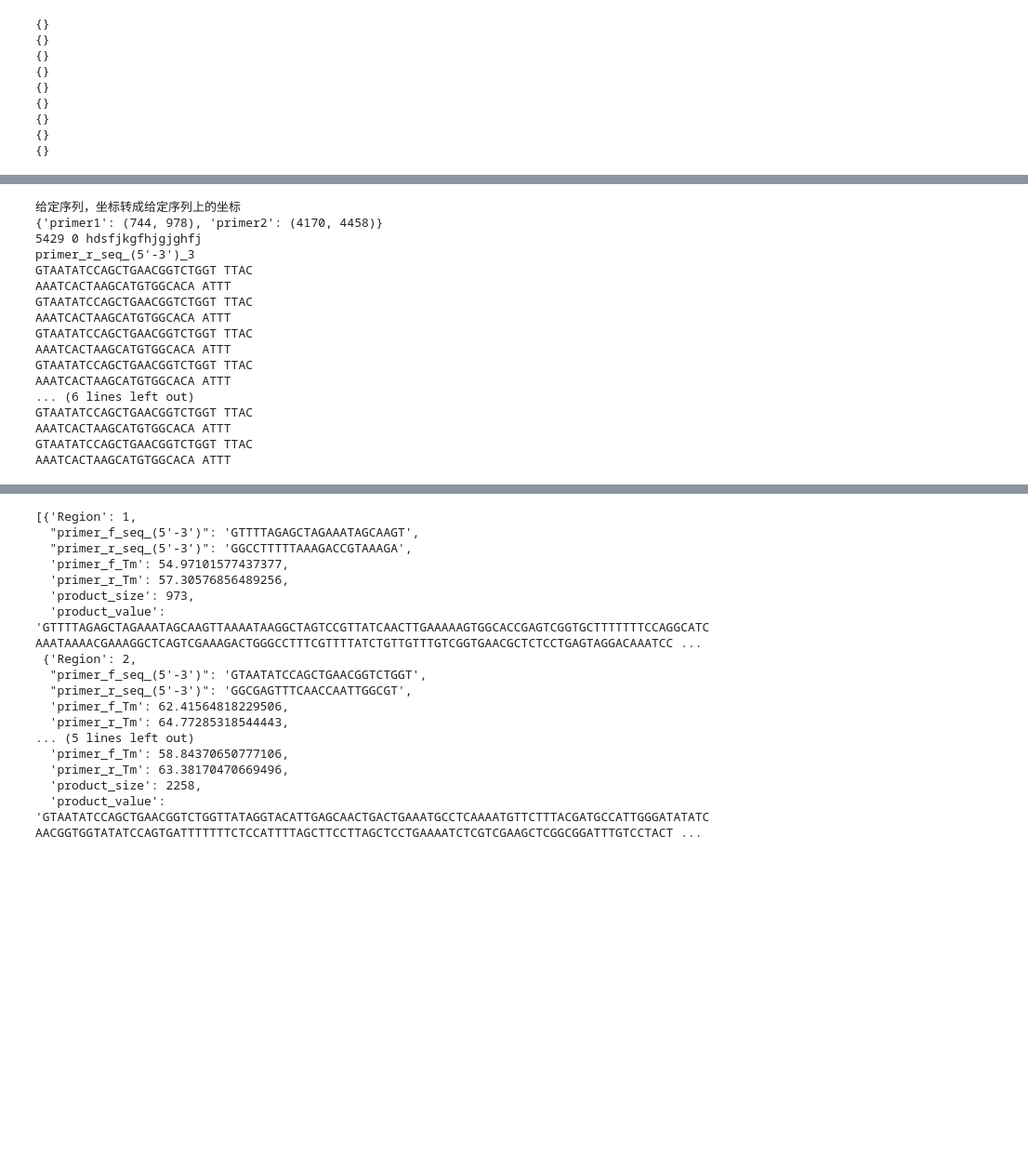
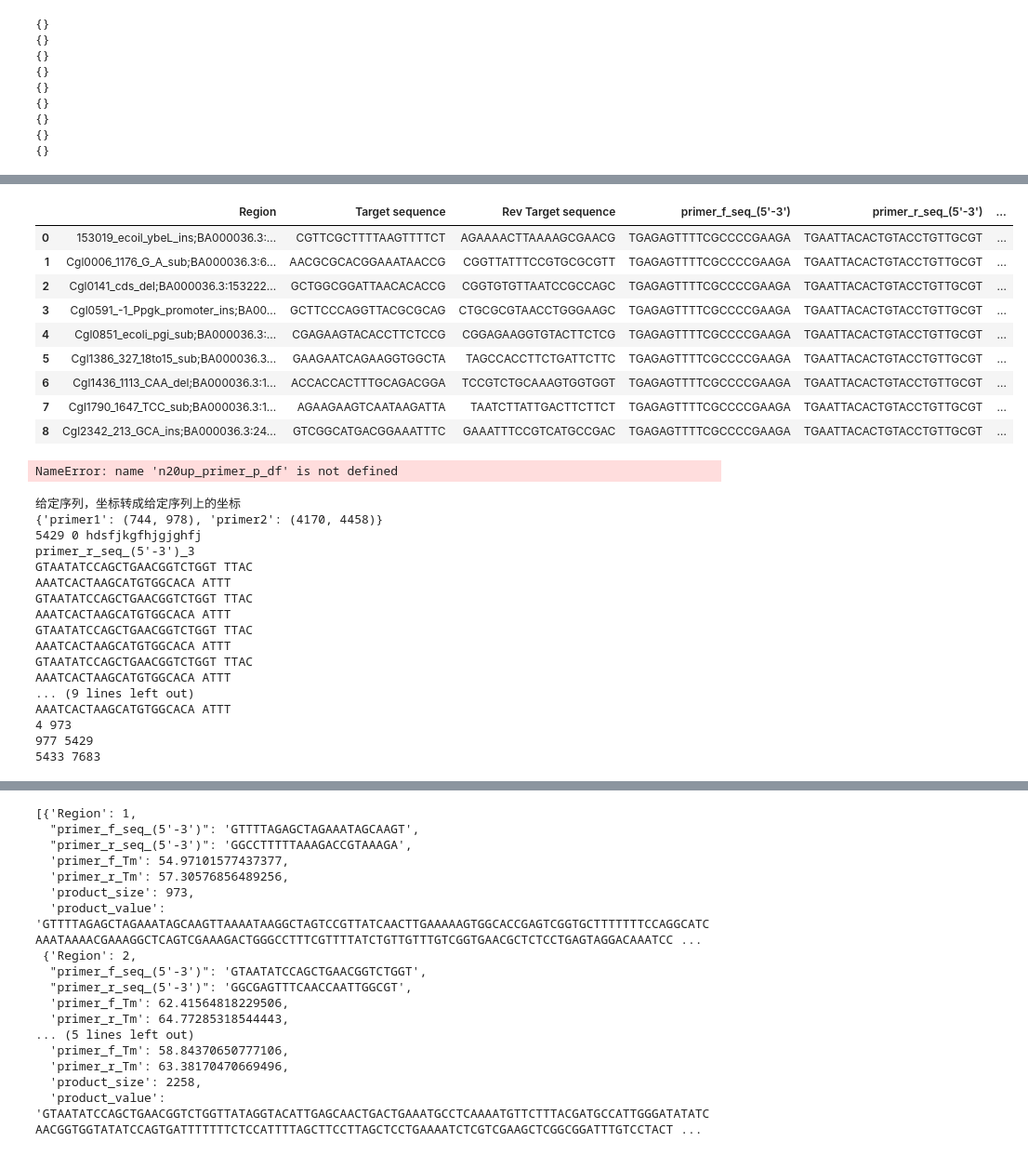
Before and after one commit to editSeqDesign/primer_desgin, a Jupyter notebook: two_plasmid_system_test.ipynb, the cells around one changed output, grey strips where cells are left out. Shown at 93% size. Saved outputs shown, nothing was run; the diff lists cells and outputs as text; code cells hidden in the pictures; blank space fills up the shorter version.

```diff
--- a/two_plasmid_system_test.ipynb
+++ b/two_plasmid_system_test.ipynb
@@ -466,0 +472,17 @@ TAGTCCAGAAGATAACGAAC ACTA
+# %%
+n20up_primer_df
+# %% [output]
+|  | Region | Target sequence | Rev Target sequence | primer_f_seq_(5'-3') | primer_r_seq_(5'-3') | ... |
+| 0 | 153019_ecoil_ybeL_ins;BA000036.3:... | CGTTCGCTTTTAAGTTTTCT | AGAAAACTTAAAAGCGAACG | TGAGAGTTTTCGCCCCGAAGA | TGAATTACACTGTACCTGTTGCGT | ... |
+| 1 | Cgl0006_1176_G_A_sub;BA000036.3:6... | AACGCGCACGGAAATAACCG | CGGTTATTTCCGTGCGCGTT | TGAGAGTTTTCGCCCCGAAGA | TGAATTACACTGTACCTGTTGCGT | ... |
+| 2 | Cgl0141_cds_del;BA000036.3:153222... | GCTGGCGGATTAACACACCG | CGGTGTGTTAATCCGCCAGC | TGAGAGTTTTCGCCCCGAAGA | TGAATTACACTGTACCTGTTGCGT | ... |
+| 3 | Cgl0591_-1_Ppgk_promoter_ins;BA00... | GCTTCCCAGGTTACGCGCAG | CTGCGCGTAACCTGGGAAGC | TGAGAGTTTTCGCCCCGAAGA | TGAATTACACTGTACCTGTTGCGT | ... |
+| 4 | Cgl0851_ecoli_pgi_sub;BA000036.3:... | CGAGAAGTACACCTTCTCCG | CGGAGAAGGTGTACTTCTCG | TGAGAGTTTTCGCCCCGAAGA | TGAATTACACTGTACCTGTTGCGT | ... |
+| 5 | Cgl1386_327_18to15_sub;BA000036.3... | GAAGAATCAGAAGGTGGCTA | TAGCCACCTTCTGATTCTTC | TGAGAGTTTTCGCCCCGAAGA | TGAATTACACTGTACCTGTTGCGT | ... |
+| 6 | Cgl1436_1113_CAA_del;BA000036.3:1... | ACCACCACTTTGCAGACGGA | TCCGTCTGCAAAGTGGTGGT | TGAGAGTTTTCGCCCCGAAGA | TGAATTACACTGTACCTGTTGCGT | ... |
+| 7 | Cgl1790_1647_TCC_sub;BA000036.3:1... | AGAAGAAGTCAATAAGATTA | TAATCTTATTGACTTCTTCT | TGAGAGTTTTCGCCCCGAAGA | TGAATTACACTGTACCTGTTGCGT | ... |
+| 8 | Cgl2342_213_GCA_ins;BA000036.3:24... | GTCGGCATGACGGAAATTTC | GAAATTTCCGTCATGCCGAC | TGAGAGTTTTCGCCCCGAAGA | TGAATTACACTGTACCTGTTGCGT | ... |
+# %%
+df_common_list = su.rename_common_primer_df(n20up_primer_p_df, n20down_primer_p_df, seq_altered_p_df)
+# %% [output]
+NameError: name 'n20up_primer_p_df' is not defined
@@ -472,22 +520,9 @@ sgRNA_region_seq_json = {'region1':"tttaagtgattatgatgtcgatcacattgttccacaaagtttcc
-#序列转换成坐标
-region_json = su.convert_seq_cor(one_plasmid_file_path, sgRNA_region_seq_json,seq=sgRNA_plasmid_backbone)
-#坐标转转换成距离
-distance_dict = region_2_distance(len(sgRNA_plasmid_backbone), region_json, 0)
-
-#根据区域设计引物
-primer_result_list = p_d_seq.design_primer_by_region_in_plasmid(0,sgRNA_plasmid_backbone,distance_dict)
-plasmid_primer_df = su.result_primer_list_to_df(primer_result_list)
-
-#加接头
-plasmid_primer_joint_df = p_d_seq.sgRNA_sgRNAprimer_merge(uha_dha_sgRNA_df,plasmid_primer_df,sgRNA_columns=['Name','Region'])
-primers_sum = len(plasmid_primer_df)
-plasmid_primer_joint_df = p_d_seq.add_joint_plasmid_primer(enzyme_df, enzyme_name, plasmid_primer_joint_df, primers_sum, primer_type='ccdb')
-plasmid_primer_joint_df = plasmid_primer_joint_df.drop(columns='Region').drop_duplicates()
-#修改df格式
-plasmid_primer_df = p_d_seq.plasmid_primer(plasmid_primer_joint_df)
-#添加索引
-plasmid_primer_df.insert(0,'index',plasmid_primer_df.index)
-plasmid_primer_df.reset_index(drop=True, inplace=True)
+plasmid_primer_df = one_plasmid_system_design_by_use_region(uha_dha_sgRNA_df,
+                                                            sgRNA_region_seq_json,
+                                                            one_plasmid_file_path,
+                                                            sgRNA_plasmid_backbone,
+                                                            enzyme_df,
+                                                            enzyme_name)
 # %% [output]
 给定序列，坐标转成给定序列上的坐标
 {'primer1': (744, 978), 'primer2': (4170, 4458)}
@@ -501,8 +536,8 @@ GTAATATCCAGCTGAACGGTCTGGT TTAC
 AAATCACTAAGCATGTGGCACA ATTT
 GTAATATCCAGCTGAACGGTCTGGT TTAC
 AAATCACTAAGCATGTGGCACA ATTT
-... (6 lines left out)
-GTAATATCCAGCTGAACGGTCTGGT TTAC
+... (9 lines left out)
 AAATCACTAAGCATGTGGCACA ATTT
-GTAATATCCAGCTGAACGGTCTGGT TTAC
-AAATCACTAAGCATGTGGCACA ATTT
+4 973
+977 5429
+5433 7683
```
Also changed, not shown: parts of 9 cells of this notebook, 2 other files.
